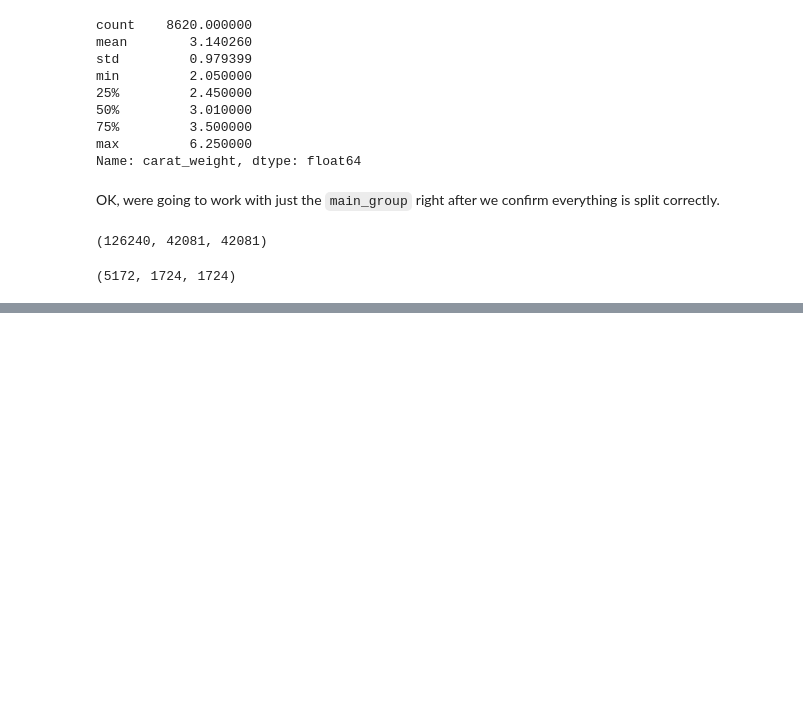
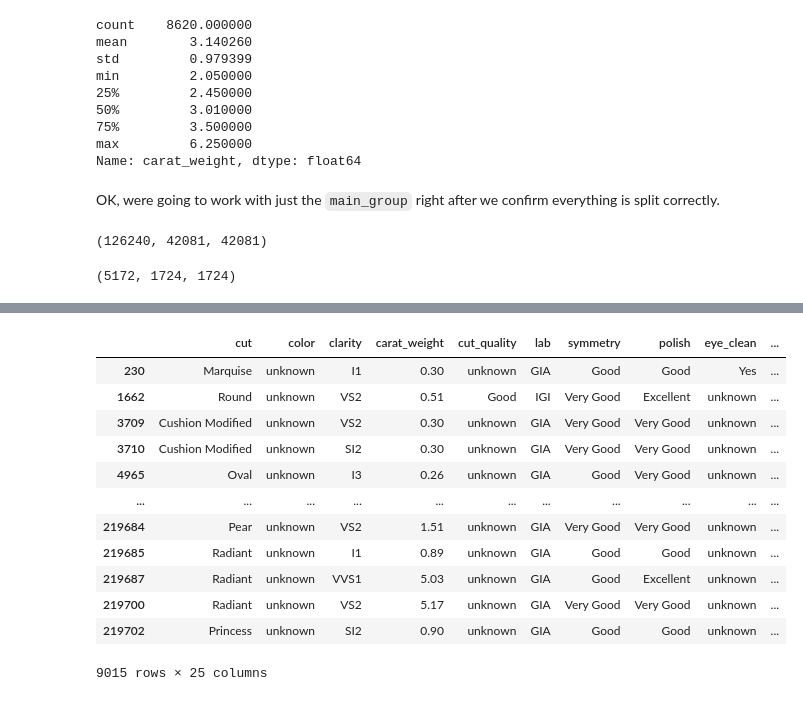
Before and after one commit to Data-Science-Projects-Code/Diamonds, a Jupyter notebook: notebooks/Models.ipynb, the cells around one changed output, grey strips where cells are left out. Drawn from its saved outputs; the diff is of its cells as text; code cells hidden in the pictures; blank space fills up the shorter version.

```diff
--- a/notebooks/Models.ipynb
+++ b/notebooks/Models.ipynb
@@ -993,0 +1002,16 @@ df_train, df_val, df_test, y_train, y_val, y_test = preprocess_data(main_group,
+# %%
+fancy_diamonds
+# %% [output]
+|  | cut | color | clarity | carat_weight | cut_quality | lab | symmetry | polish | eye_clean | ... |
+| 230 | Marquise | unknown | I1 | 0.30 | unknown | GIA | Good | Good | Yes | ... |
+| 1662 | Round | unknown | VS2 | 0.51 | Good | IGI | Very Good | Excellent | unknown | ... |
+| 3709 | Cushion Modified | unknown | VS2 | 0.30 | unknown | GIA | Very Good | Very Good | unknown | ... |
+| 3710 | Cushion Modified | unknown | SI2 | 0.30 | unknown | GIA | Very Good | Very Good | unknown | ... |
+| 4965 | Oval | unknown | I3 | 0.26 | unknown | GIA | Good | Very Good | unknown | ... |
+| ... | ... | ... | ... | ... | ... | ... | ... | ... | ... | ... |
+| 219684 | Pear | unknown | VS2 | 1.51 | unknown | GIA | Very Good | Very Good | unknown | ... |
+| 219685 | Radiant | unknown | I1 | 0.89 | unknown | GIA | Good | Good | unknown | ... |
+| 219687 | Radiant | unknown | VVS1 | 5.03 | unknown | GIA | Good | Excellent | unknown | ... |
+| 219700 | Radiant | unknown | VS2 | 5.17 | unknown | GIA | Very Good | Very Good | unknown | ... |
+| 219702 | Princess | unknown | SI2 | 0.90 | unknown | GIA | Good | Good | unknown | ... |
+9015 rows × 25 columns
```
Also changed, not shown: parts of 27 cells of this notebook, 1 other file.
